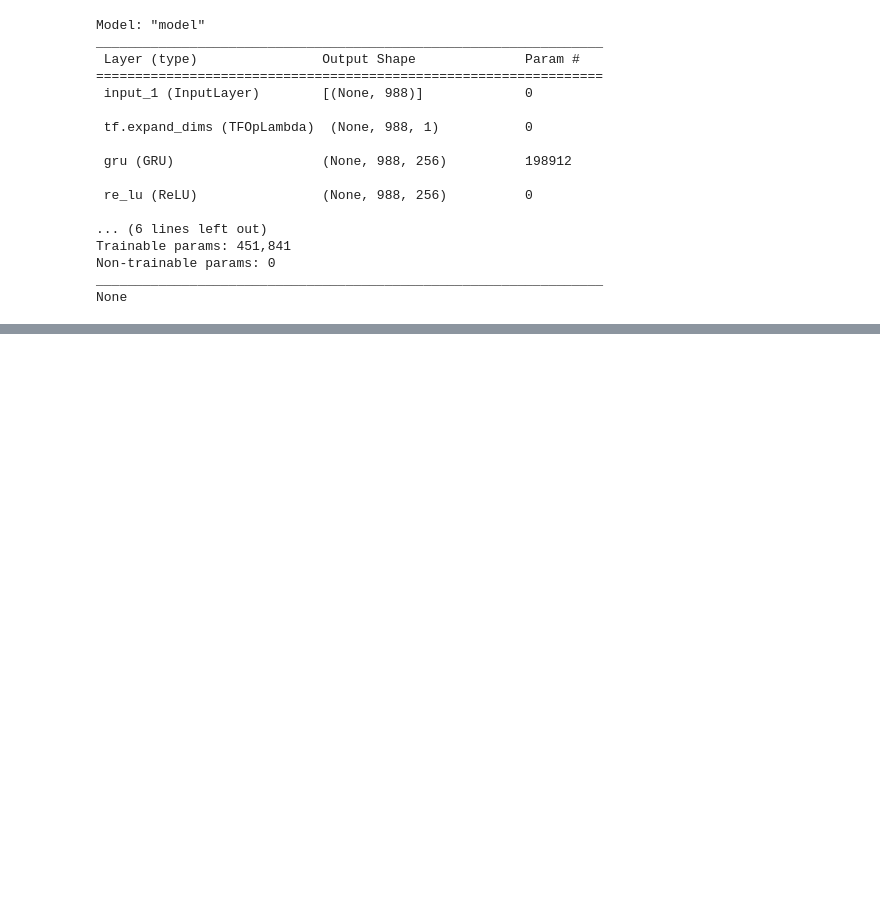
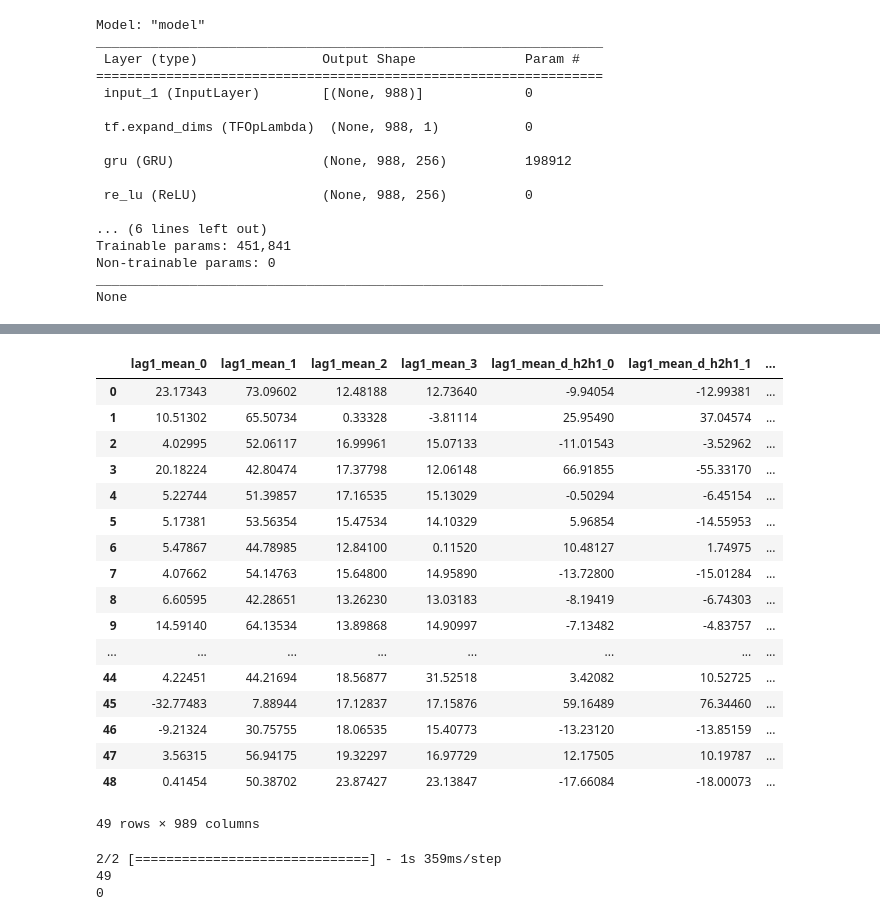
Before and after one commit to jessiexiong/EEG-Emotion-Detector, a Jupyter notebook: ML model/Run_4/OpenBCI_demo.ipynb, the cells around one changed output, grey strips where cells are left out. Saved outputs shown, nothing was run; the diff lists cells and outputs as text; code cells hidden in the pictures; blank space fills up the shorter version.

```diff
--- a/ML model/Run_4/OpenBCI_demo.ipynb
+++ b/ML model/Run_4/OpenBCI_demo.ipynb
@@ -298,3 +295,25 @@ print(y_test[:5])
 319     1.0
 1084    1.0
 Name: Label, dtype: float64
+# %%
+data_2 = pd.read_csv('/Users/jessiexiong/Desktop/test_G/test-1.csv')
+data_2
+# %% [output]
+|  | lag1_mean_0 | lag1_mean_1 | lag1_mean_2 | lag1_mean_3 | lag1_mean_d_h2h1_0 | lag1_mean_d_h2h1_1 | ... |
+| 0 | 23.17343 | 73.09602 | 12.48188 | 12.73640 | -9.94054 | -12.99381 | ... |
+| 1 | 10.51302 | 65.50734 | 0.33328 | -3.81114 | 25.95490 | 37.04574 | ... |
+| 2 | 4.02995 | 52.06117 | 16.99961 | 15.07133 | -11.01543 | -3.52962 | ... |
+| 3 | 20.18224 | 42.80474 | 17.37798 | 12.06148 | 66.91855 | -55.33170 | ... |
+| 4 | 5.22744 | 51.39857 | 17.16535 | 15.13029 | -0.50294 | -6.45154 | ... |
+| 5 | 5.17381 | 53.56354 | 15.47534 | 14.10329 | 5.96854 | -14.55953 | ... |
+| 6 | 5.47867 | 44.78985 | 12.84100 | 0.11520 | 10.48127 | 1.74975 | ... |
+| 7 | 4.07662 | 54.14763 | 15.64800 | 14.95890 | -13.72800 | -15.01284 | ... |
+| 8 | 6.60595 | 42.28651 | 13.26230 | 13.03183 | -8.19419 | -6.74303 | ... |
+| 9 | 14.59140 | 64.13534 | 13.89868 | 14.90997 | -7.13482 | -4.83757 | ... |
+| ... | ... | ... | ... | ... | ... | ... | ... |
+| 44 | 4.22451 | 44.21694 | 18.56877 | 31.52518 | 3.42082 | 10.52725 | ... |
+| 45 | -32.77483 | 7.88944 | 17.12837 | 17.15876 | 59.16489 | 76.34460 | ... |
+| 46 | -9.21324 | 30.75755 | 18.06535 | 15.40773 | -13.23120 | -13.85159 | ... |
+| 47 | 3.56315 | 56.94175 | 19.32297 | 16.97729 | 12.17505 | 10.19787 | ... |
+| 48 | 0.41454 | 50.38702 | 23.87427 | 23.13847 | -17.66084 | -18.00073 | ... |
+49 rows × 989 columns
@@ -300,0 +323,8 @@ Name: Label, dtype: float64
+# %%
+x_pred = np.round(model.predict(X_pred))
+print(np.count_nonzero(x_pred == 1.0))
+print(np.count_nonzero(x_pred == 0.0))
+# %% [output]
+2/2 [==============================] - 1s 359ms/step
+49
+0
```
Also changed, not shown: parts of 17 cells of this notebook, 1 other file.
